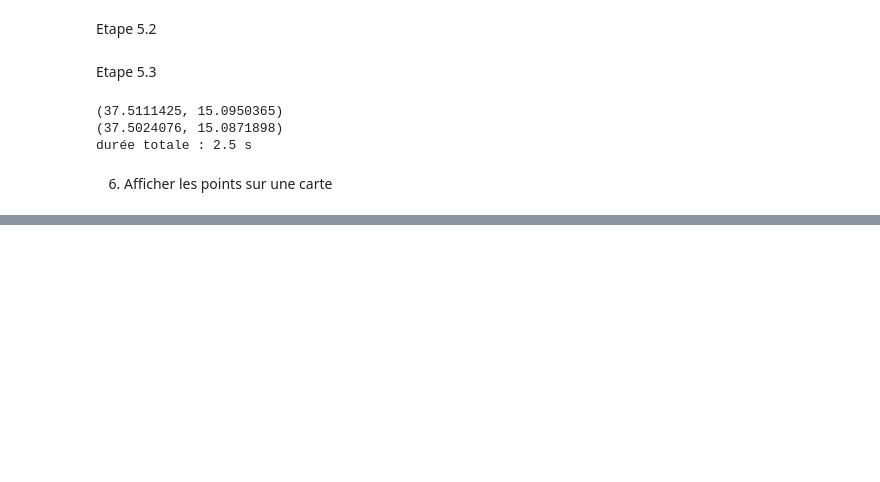
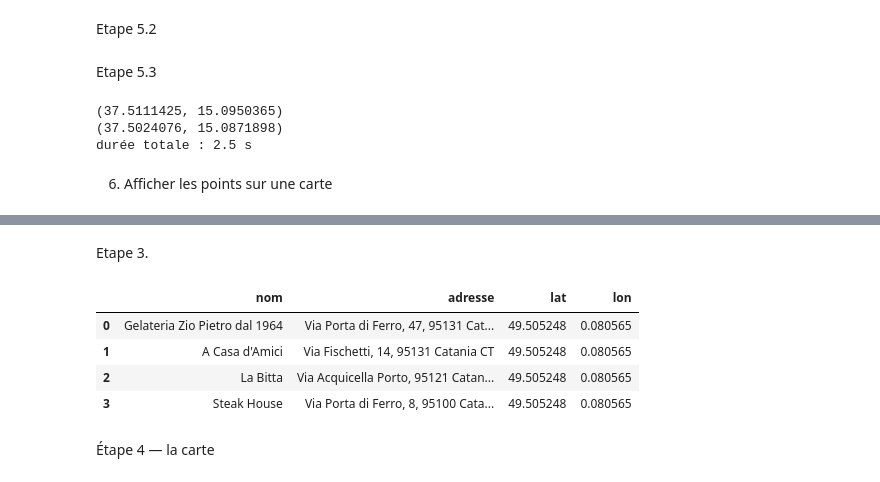
Before and after one commit to throuduskarlus-create/json-api-geocodage, a Jupyter notebook: notebooks/quete_json_api.ipynb, the cells around one changed output, grey strips where cells are left out. Drawn from its saved outputs; the diff is of its cells as text; code cells hidden in the pictures; blank space fills up the shorter version.

```diff
--- a/notebooks/quete_json_api.ipynb
+++ b/notebooks/quete_json_api.ipynb
@@ -425,0 +441,44 @@ m
+# %% [markdown]
+Etape 3.
+# %%
+import time
+import requests
+
+def geocoder(adresse):
+    url = "https://nominatim.openstreetmap.org/search"
+    headers = {"User-Agent": "bootcamp-simplon-da/1.0 (throuduskarlus@gmail.com)"}
+    params = {"q": "adresse", "format": "json", "limit": 1}
+    try:
+        r = requests.get(url, params=params, headers=headers, timeout=10)
+        resultat = r.json()
+        if not resultat:
+            return (None, None)
+        return float(resultat[0]["lat"]),float(resultat[0]["lon"])
+    except requests.exceptions.RequestException:
+        return None, None
+    finally:
+        time.sleep(1)
+
+latitudes = []
+longitudes = []
+
+for index, ligne in df.iterrows():
+
+    adresse_complete = f"{ligne['adresse']}, {ligne['ville']}, {ligne['pays']}"
+    lat, lon = geocoder(adresse_complete)
+    latitudes.append(lat)
+    longitudes.append(lon)
+
+
+df["lat"] = latitudes
+df["lon"] = longitudes
+
+df[["nom", "adresse", "lat", "lon"]]
+# %% [output]
+|  | nom | adresse | lat | lon |
+| 0 | Gelateria Zio Pietro dal 1964 | Via Porta di Ferro, 47, 95131 Cat... | 49.505248 | 0.080565 |
+| 1 | A Casa d'Amici | Via Fischetti, 14, 95131 Catania CT | 49.505248 | 0.080565 |
+| 2 | La Bitta | Via Acquicella Porto, 95121 Catan... | 49.505248 | 0.080565 |
+| 3 | Steak House | Via Porta di Ferro, 8, 95100 Cata... | 49.505248 | 0.080565 |
+# %% [markdown]
+Étape 4 — la carte
```
Also changed, not shown: parts of 6 cells of this notebook.
